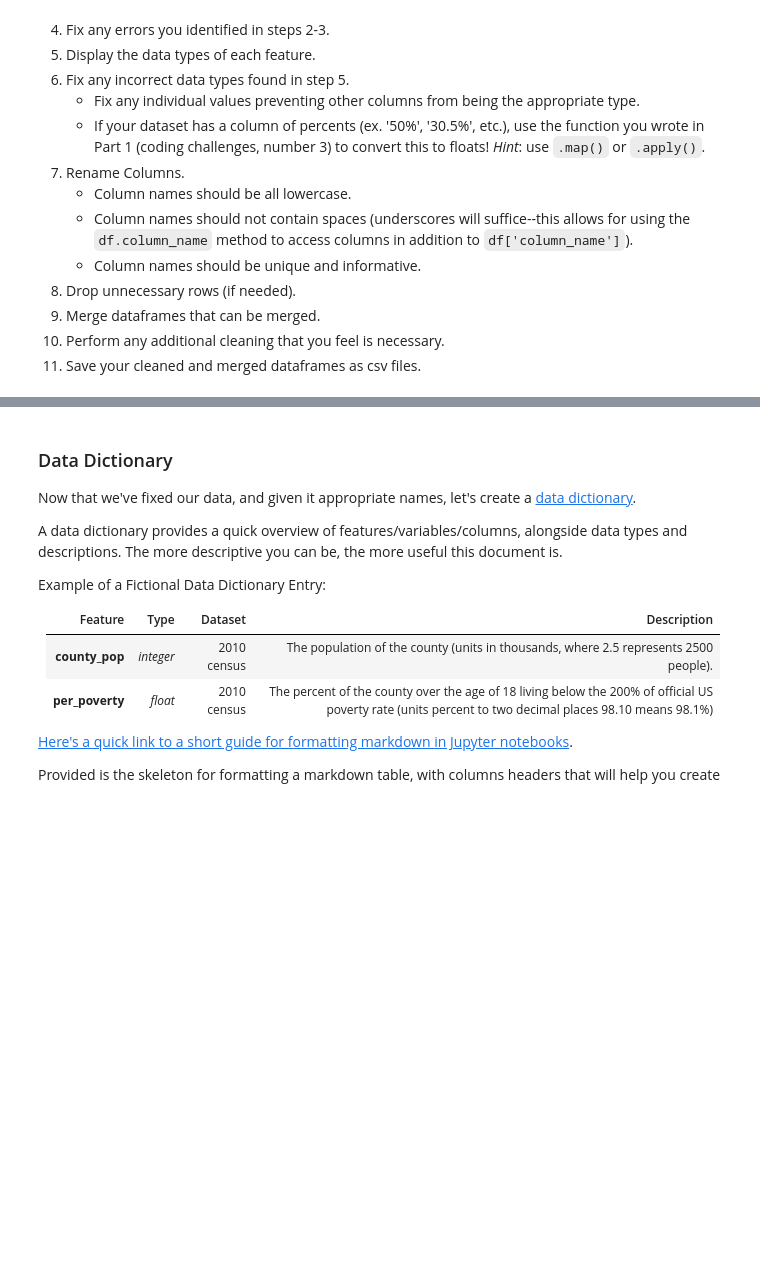
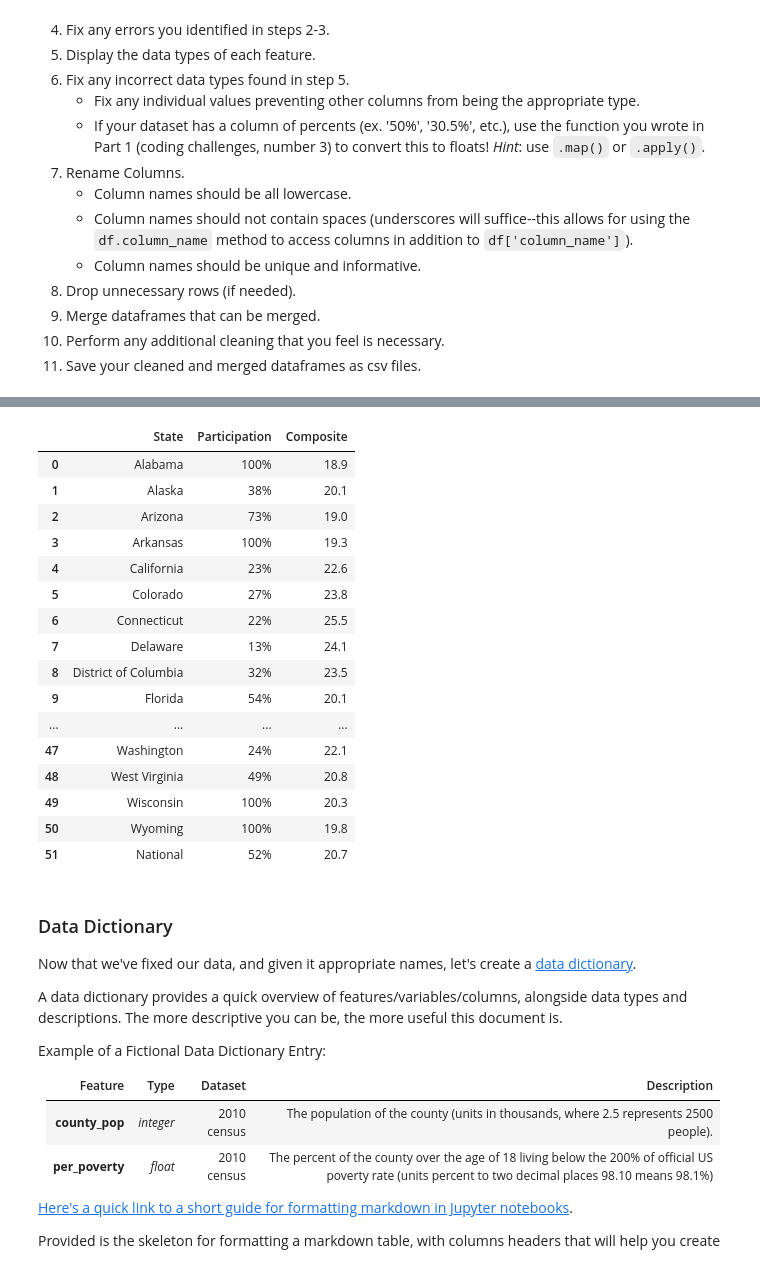
Before and after one commit to argishtiovsepyan/Standardized_Test_Analysis, a Jupyter notebook: code/starter-code.ipynb, the cells around one changed output, grey strips where cells are left out. Drawn from its saved outputs; the diff is of its cells as text; code cells hidden in the pictures; blank space fills up the shorter version.

```diff
--- a/code/starter-code.ipynb
+++ b/code/starter-code.ipynb
@@ -175,3 +337,23 @@ Import the datasets that you selected for this project and go through the follow
+# %%
+df_act_2019
+# %% [output]
+|  | State | Participation | Composite |
+| 0 | Alabama | 100% | 18.9 |
+| 1 | Alaska | 38% | 20.1 |
+| 2 | Arizona | 73% | 19.0 |
+| 3 | Arkansas | 100% | 19.3 |
+| 4 | California | 23% | 22.6 |
+| 5 | Colorado | 27% | 23.8 |
+| 6 | Connecticut | 22% | 25.5 |
+| 7 | Delaware | 13% | 24.1 |
+| 8 | District of Columbia | 32% | 23.5 |
+| 9 | Florida | 54% | 20.1 |
+| ... | ... | ... | ... |
+| 47 | Washington | 24% | 22.1 |
+| 48 | West Virginia | 49% | 20.8 |
+| 49 | Wisconsin | 100% | 20.3 |
+| 50 | Wyoming | 100% | 19.8 |
+| 51 | National | 52% | 20.7 |
 # %% [markdown]
 ### Data Dictionary
 
```
Also changed, not shown: parts of 19 cells of this notebook.
